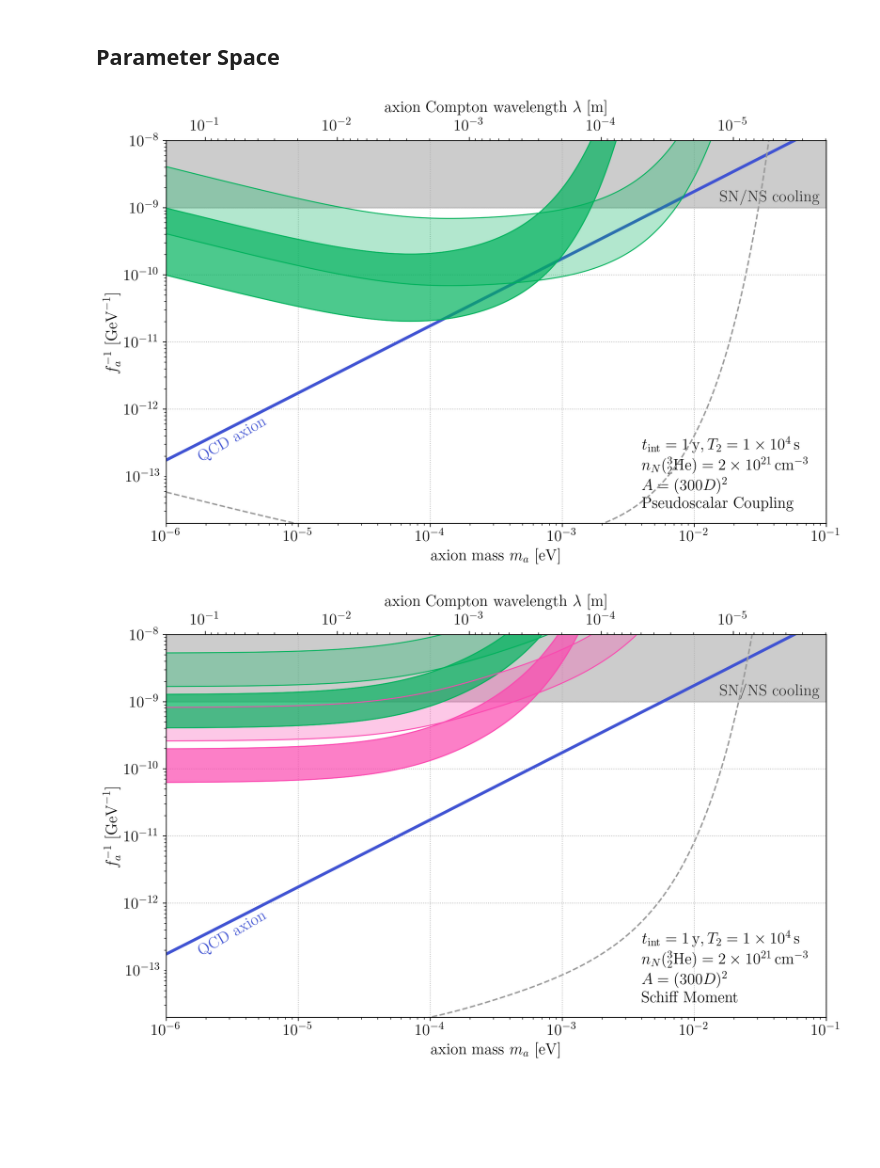
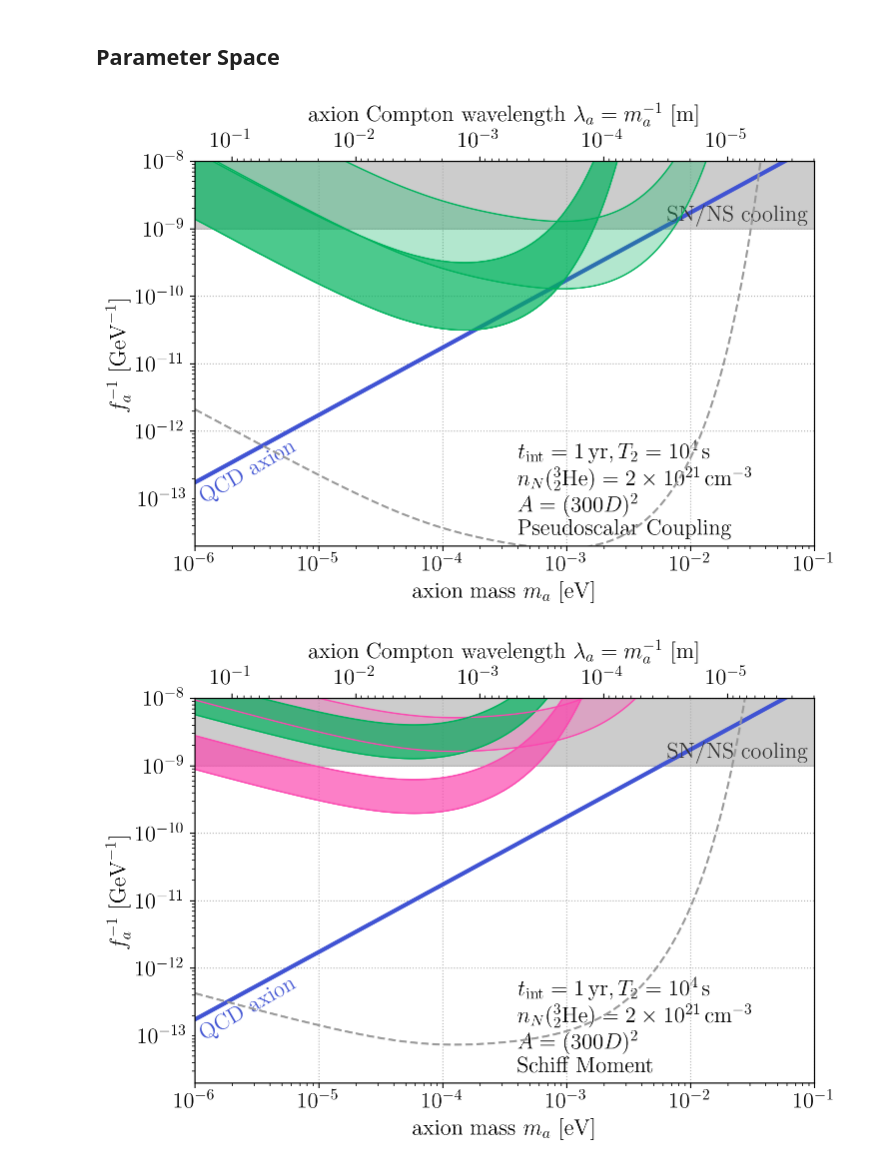
Before and after one commit to kenvantilburg/ferroaxionic-effect, a Jupyter notebook: code/sensitivity.ipynb, the cells around one changed output. Drawn from its saved outputs; the diff is of its cells as text; code cells hidden in the pictures; blank space fills up the shorter version.

```diff
--- a/code/sensitivity.ipynb
+++ b/code/sensitivity.ipynb
@@ -104,12 +104,13 @@ gamma_3He = 2*np.pi*32.4*MHz / Tesla
 # %% [markdown]
 ## Signal
 # %%
+fac_D = 2 # multiplicative amount by which D is varied
 def fn_Omega_slab_mon(m,D,h,rho_S,P_nuc,c_aNN):
-    return P_nuc * c_aNN * rho_S / (2 * chi_QCD) * m * np.exp(-m*D) * (1-np.exp(-m*h))
+    return P_nuc * c_aNN * rho_S / (2 * chi_QCD) * m * (np.exp(-m*D) - np.exp(-fac_D*m*D)) * (1-np.exp(-m*h))
 def fn_Omega_slab_mon_mqm(m,D,h,rho_M,c_aNN):
-    return c_aNN * rho_M / (2 * chi_QCD) * m * np.exp(-m*D) * (1-np.exp(-m*h))
+    return c_aNN * rho_M / (2 * chi_QCD) * m * (np.exp(-m*D) - np.exp(-fac_D*m*D)) * (1-np.exp(-m*h))
 def fn_Omega_slab_dip(m,D,h,n_N,P_nuc,c_aNN):
-    return P_nuc * c_aNN**2 * n_N / (4 * chi_QCD) * m**2 * np.exp(-m*D) * (1-np.exp(-m*h))
+    return P_nuc * c_aNN**2 * n_N / (4 * chi_QCD) * m**2 * (np.exp(-m*D) - np.exp(-fac_D*m*D)) * (1-np.exp(-m*h))
 def fn_S_Omega(T_2,n_N,vol):
     return 1/ (T_2 * n_N * vol)
 # %%
@@ -177,12 +178,12 @@ def fn_fa_2_inv_sens_dip_SQUID(m,D,h,n_N,P_nuc,c_aNN,T_2,n_N_det,vol):
 colors = [(64, 83, 211), (221, 179, 16), (181, 29, 20), (0, 190, 255), (251, 73, 176), (0, 178, 93), (202, 202, 202)]
 ncolors = [(r * 1/255, g * 1/255, b * 1/255) for r, g, b in colors] #normalized colors
 # %%
-fig, ax = plt.subplots(1,1,figsize=(12,7))
+fig, ax = plt.subplots(1,1,figsize=(8,5))
 ax.set_xscale('log'); ax.set_yscale('log'); ax.set_xlim(1e-6,1e-1); ax.set_ylim(2e-14,1e-8)
 ax_top = ax.twiny();  ax_top.set_xlim(ax.get_xlim()); ax_top.set_xscale('log');
 ax.yaxis.tick_left()
 ax.yaxis.set_label_position("left")
-ax.set_xlabel(r'axion mass $m_a~[\mathrm{eV}]$',  fontsize=16); ax_top.set_xlabel('axion Compton wavelength $\lambda~[\mathrm{m}]$',  fontsize=16, va='bottom'); ax.set_ylabel('$f_a^{-1}~[\mathrm{GeV}^{-1}]$',  fontsize=16);
+ax.set_xlabel(r'axion mass $m_a~[\mathrm{eV}]$',fontsize=16); ax_top.set_xlabel('axion Compton wavelength $\lambda_a = m_a^{-1}~[\mathrm{m}]$',fontsize=16, va='bottom'); ax.set_ylabel('$f_a^{-1}~[\mathrm{GeV}^{-1}]$',fontsize=16);
 ticks_left_minor = np.outer(10**(np.arange(-19.0,-5)),np.arange(1.,10.,1.)).flatten()
 ticks_left_minor = ticks_left_minor[(ax.get_ylim()[0] < ticks_left_minor) & (ticks_left_minor < ax.get_ylim()[1])]
 ticks_left_major = 10**(np.arange(-12,-7.99))
@@ -204,46 +205,46 @@ alphas = [0.3, 0.7]
 
 for i_D, D in enumerate(vec_D):
     vol = D**3 * vec_aspect[i_D]**2
     y1 = GeV * np.sqrt(fn_fa_2_inv_sens_dip(vec_ma, D, h, Eu.n_N, P_nuc, c_aNN, T_2, n_N_det, vol))
     y_values_1.append(y1)
     plt.plot(vec_ma / eV, y1, lw=1, color=ncolors[5], label=vec_label[i_D] + ', dipole' + ', $c_N=1$')
 
 for i_D, D in enumerate(vec_D):
     vol = D**3 * vec_aspect[i_D]**2
     y2 = GeV * np.sqrt(fn_fa_2_inv_sens_dip(vec_ma, D, h, Eu.n_N, P_nuc, c_aNN2, T_2, n_N_det, vol))
     y_values_2.append(y2)
     plt.plot(vec_ma / eV, y2, lw=1, color=ncolors[5], label=vec_label[i_D] + ', dipole' + ', $c_N=0.1$')
 
 for i_D in range(len(vec_D)):
      plt.fill_between(vec_ma / eV, y_values_1[i_D], y_values_2[i_D], color=ncolors[5], alpha=alphas[i_D])
 
 
 plt.plot(vec_ma/eV,GeV*np.sqrt(fn_fa_2_inv_sens_dip_SQUID(vec_ma,vec_D[0],h, Eu.n_N, P_nuc, c_aNN2, T_2, n_N_det, vol)),
                color=(0.6, 0.6, 0.6), label=vec_label[0]+', SQUID limit', linestyle='dashed')
 
-ax.text(6e-6,8.5e-13,'QCD axion',ha='right',va='top',color=ncolors[0],rotation=30,fontsize=16);
+ax.text(7e-6,8.5e-13,'QCD axion',ha='right',va='top',color=ncolors[0],rotation=30,fontsize=16);
 ax.text(9e-2,1.1e-9,'SN/NS cooling',ha='right',va='bottom',color=(0.2,0.2,0.2),rotation=0, fontsize=16);
-ax.text(0.4e-2,2**(3.7)*3e-14,r'$t_\mathrm{int} = 1\,\mathrm{y}, T_2 = 1 \times 10^4\,\mathrm{s}$',va='top',  fontsize=16)
-ax.text(0.4e-2,2**(2.7)*3e-14,r'$n_N({{}^{3}_2\mathrm{He}}) = 2 \times 10^{21} \, \mathrm{cm}^{-3}$',va='top',  fontsize=16)
-ax.text(0.4e-2,2**(1.7)*3e-14,r'$A = (300 D)^2$',va='top',  fontsize=16)
-ax.text(0.4e-2,2**(0.7)*3e-14,r'Pseudoscalar Coupling',va='top',fontsize=16)
+ax.text(0.4e-3,2**(4.6)*3e-14,r'$t_\mathrm{int} = 1\,\mathrm{yr}, T_2 = 10^4\,\mathrm{s}$',va='top',fontsize=16)
+ax.text(0.4e-3,2**(3.3)*3e-14,r'$n_N({{}^{3}_2\mathrm{He}}) = 2 \times 10^{21} \, \mathrm{cm}^{-3}$',va='top',fontsize=16)
+ax.text(0.4e-3,2**(2.0)*3e-14,r'$A = (300 D)^2$',va='top',fontsize=16)
+ax.text(0.4e-3,2**(0.7)*3e-14,r'Pseudoscalar Coupling',va='top',fontsize=16)
 #ax.text(0.8e-2,2**(1)*1e-12,r'${}^{235}_{92}\mathrm{U}$ source mass',va='top',  fontsize=16)
 
 #handles, labels = plt.gca().get_legend_handles_labels()
 #order = [0,1,2,3]
 #legend = ax.legend([handles[idx] for idx in order],[labels[idx] for idx in order],fontsize=12,loc='upper left', ncol=2, framealpha=1.0);
 
 file_path = dir_fig + "dipole-dipole.pdf"
 plt.savefig(file_path)
 # %% [output]
-[figure, old version]
+[figure, new version]
 # %%
-fig, ax = plt.subplots(1,1,figsize=(12,7))
+fig, ax = plt.subplots(1,1,figsize=(8,5))
 ax.set_xscale('log'); ax.set_yscale('log'); ax.set_xlim(1e-6,1e-1); ax.set_ylim(2e-14,1e-8)
 ax_top = ax.twiny();  ax_top.set_xlim(ax.get_xlim()); ax_top.set_xscale('log');
 ax.yaxis.tick_left()
 ax.yaxis.set_label_position("left")
-ax.set_xlabel(r'axion mass $m_a~[\mathrm{eV}]$',fontsize=16); ax_top.set_xlabel('axion Compton wavelength $\lambda~[\mathrm{m}]$',fontsize=16, va='bottom'); ax.set_ylabel('$f_a^{-1}~[\mathrm{GeV}^{-1}]$',fontsize=16);
+ax.set_xlabel(r'axion mass $m_a~[\mathrm{eV}]$',fontsize=16); ax_top.set_xlabel('axion Compton wavelength $\lambda_a = m_a^{-1}~[\mathrm{m}]$',fontsize=16, va='bottom'); ax.set_ylabel('$f_a^{-1}~[\mathrm{GeV}^{-1}]$',fontsize=16);
 ticks_left_minor = np.outer(10**(np.arange(-19.0,-5)),np.arange(1.,10.,1.)).flatten()
 ticks_left_minor = ticks_left_minor[(ax.get_ylim()[0] < ticks_left_minor) & (ticks_left_minor < ax.get_ylim()[1])]
 ticks_left_major = 10**(np.arange(-12,-7.99))
@@ -297,12 +298,12 @@ for i_D in range(len(vec_D)):
 
 plt.plot(vec_ma/eV,GeV*np.sqrt(fn_fa_2_inv_sens_mon_SQUID(vec_ma,vec_D[0],h,Np.rho_s[1],P_nuc,c_aNN2,T_2,n_N_det,vol)),
                color=(0.6, 0.6, 0.6), label=vec_label[0]+', SQUID limit', linestyle='dashed')
-ax.text(6e-6,8.5e-13,'QCD axion',ha='right',va='top',color=ncolors[0],rotation=30,fontsize=16);
+ax.text(7e-6,8.5e-13,'QCD axion',ha='right',va='top',color=ncolors[0],rotation=30,fontsize=16);
 ax.text(9e-2,1.1e-9,'SN/NS cooling',ha='right',va='bottom',color=(0.2,0.2,0.2),rotation=0,fontsize=16);
-ax.text(0.4e-2,2**(3.7)*3e-14,r'$t_\mathrm{int} = 1\,\mathrm{y}, T_2 = 1 \times 10^4\,\mathrm{s}$',va='top',fontsize=16)
-ax.text(0.4e-2,2**(2.7)*3e-14,r'$n_N({{}^{3}_2\mathrm{He}}) = 2 \times 10^{21} \, \mathrm{cm}^{-3}$',va='top',fontsize=16)
-ax.text(0.4e-2,2**(1.7)*3e-14,r'$A = (300 D)^2$',va='top',fontsize=16)
-ax.text(0.4e-2,2**(0.7)*3e-14,r'Schiff Moment',va='top',fontsize=16)
+ax.text(0.4e-3,2**(4.6)*3e-14,r'$t_\mathrm{int} = 1\,\mathrm{yr}, T_2 = 10^4\,\mathrm{s}$',va='top',fontsize=16)
+ax.text(0.4e-3,2**(3.3)*3e-14,r'$n_N({{}^{3}_2\mathrm{He}}) = 2 \times 10^{21} \, \mathrm{cm}^{-3}$',va='top',fontsize=16)
+ax.text(0.4e-3,2**(2.0)*3e-14,r'$A = (300 D)^2$',va='top',fontsize=16)
+ax.text(0.4e-3,2**(0.7)*3e-14,r'Schiff Moment',va='top',fontsize=16)
 
 #handles, labels = plt.gca().get_legend_handles_labels()
 #order = [1,0,4,3,2]
@@ -311,5 +312,5 @@ ax.text(0.4e-2,2**(0.7)*3e-14,r'Schiff Moment',va='top',fontsize=16)
 file_path = dir_fig + "schiff-dipole.pdf"
 plt.savefig(file_path)
 # %% [output]
-[figure, old version]
+[figure, new version]
 # %%
```
Also changed, not shown: parts of 1 cell of this notebook, 4 other files.
